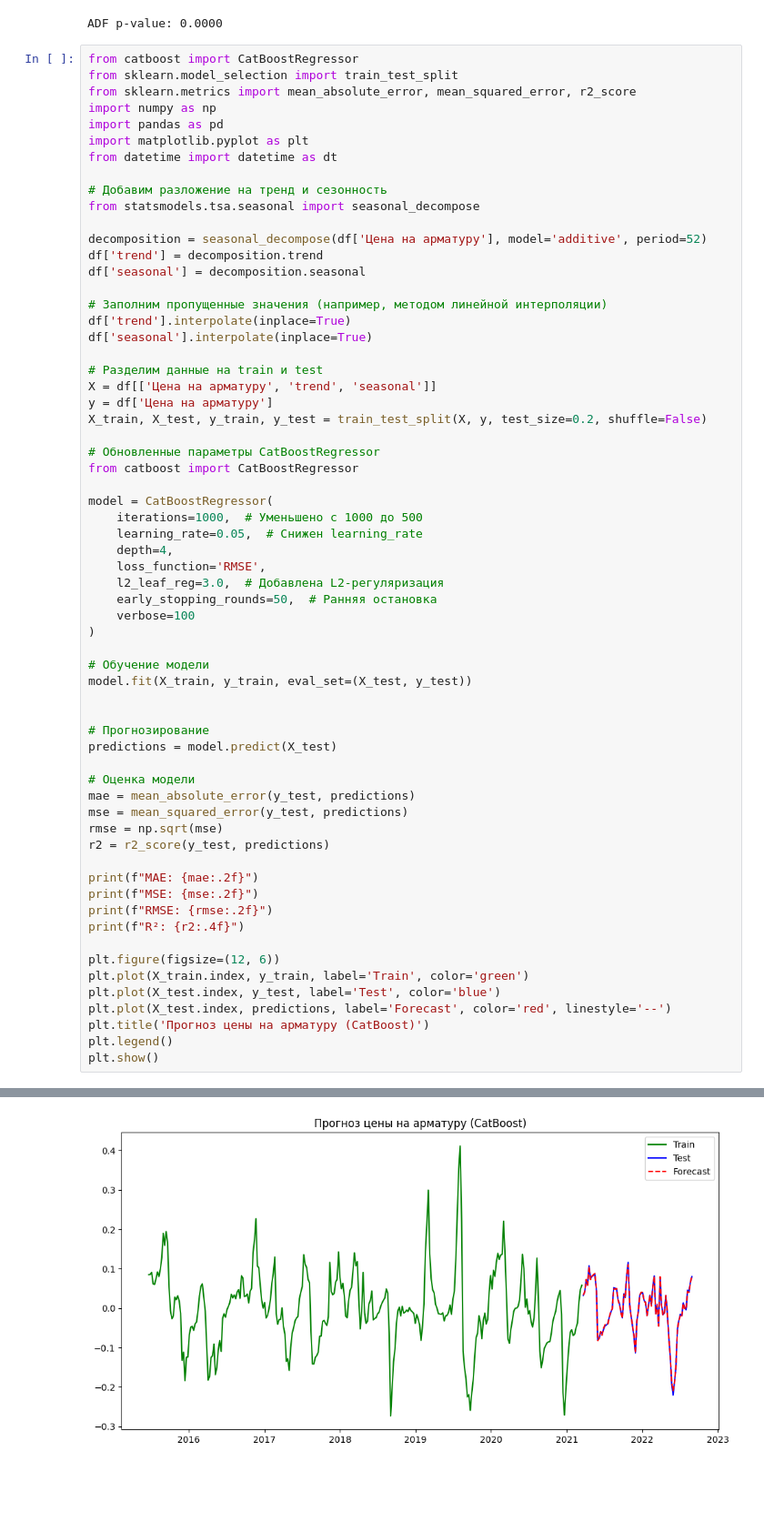
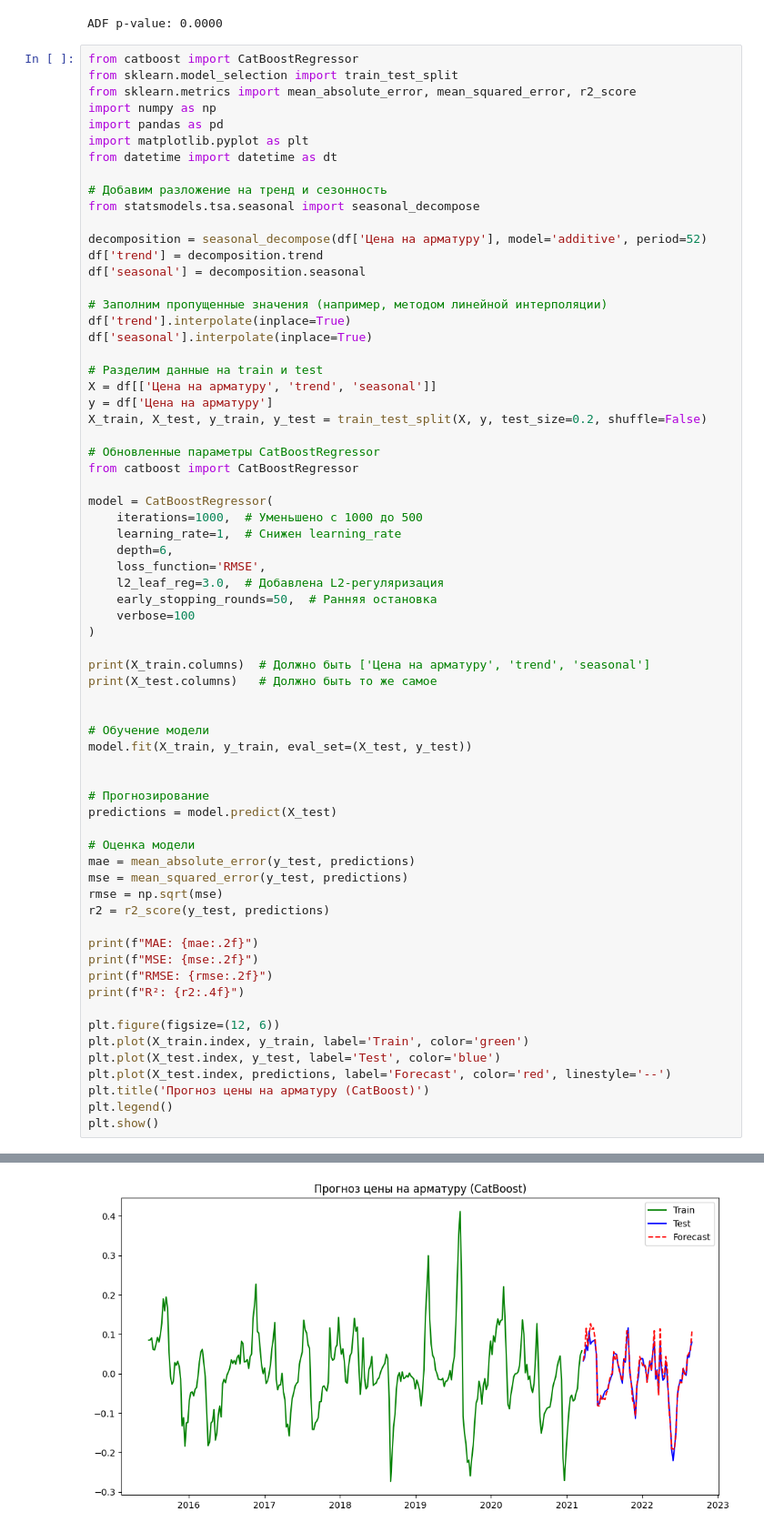
Before and after one commit to kerafff/intens3, a Jupyter notebook: intens.ipynb, the cells around one changed output, grey strips where cells are left out. Shown: that part at 91% size. Cells and saved outputs as stored; diff of their text form; blank space fills up the shorter version.

```diff
--- a/intens.ipynb
+++ b/intens.ipynb
@@ -260,13 +258,17 @@ from catboost import CatBoostRegressor
 
 model = CatBoostRegressor(
     iterations=1000,  # Уменьшено с 1000 до 500
-    learning_rate=0.05,  # Снижен learning_rate
-    depth=4,
+    learning_rate=1,  # Снижен learning_rate
+    depth=6,
     loss_function='RMSE',
     l2_leaf_reg=3.0,  # Добавлена L2-регуляризация
     early_stopping_rounds=50,  # Ранняя остановка
     verbose=100
 )
+
+print(X_train.columns)  # Должно быть ['Цена на арматуру', 'trend', 'seasonal']
+print(X_test.columns)   # Должно быть то же самое
+
 
 # Обучение модели
 model.fit(X_train, y_train, eval_set=(X_test, y_test))
@@ -329 +324 @@ R²: 0.9987
-[figure, old version]
+[figure, new version]
```
Also changed, not shown: parts of 3 cells of this notebook, 2 other files.
